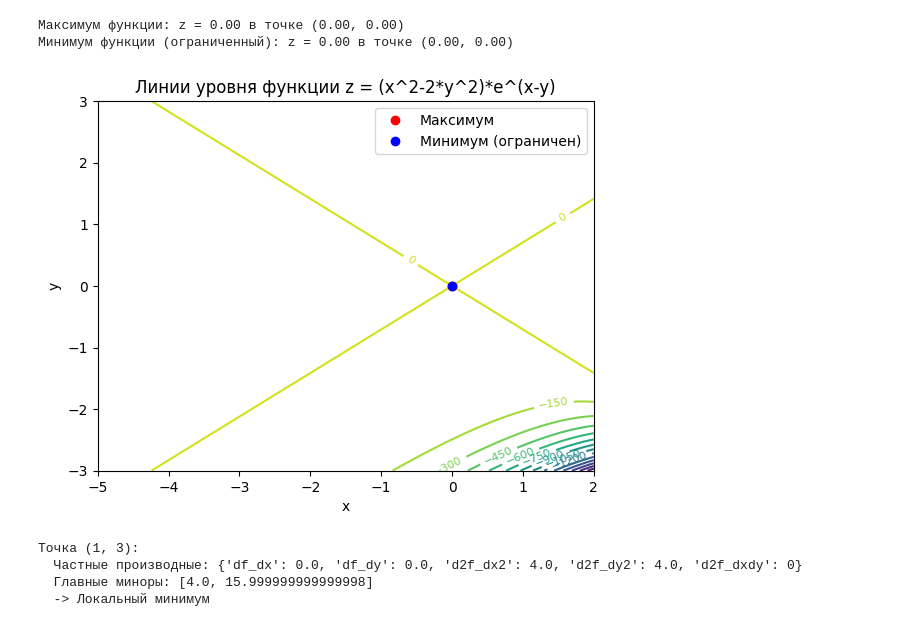
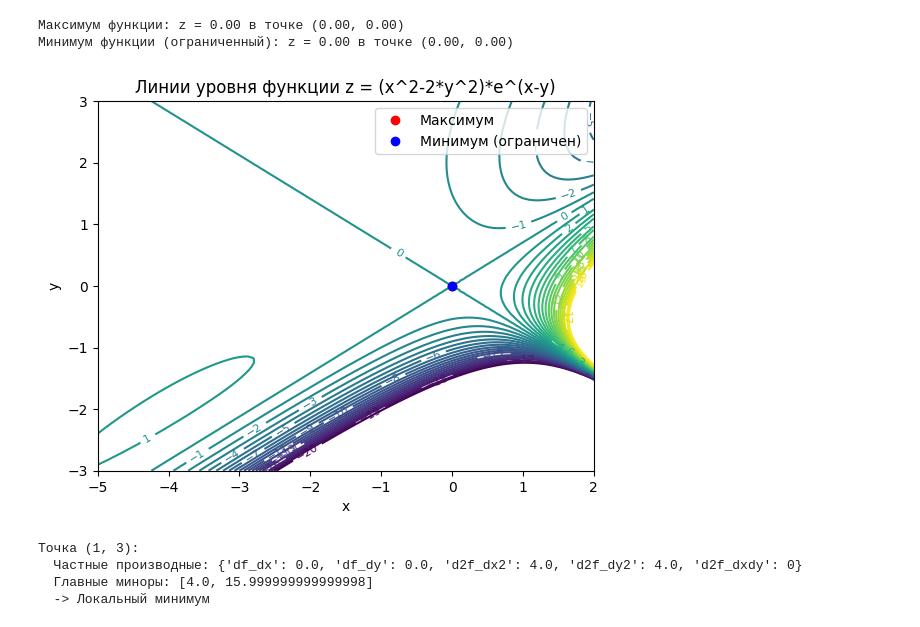
Before and after one commit to 2014AbuDabi/cpp, a Jupyter notebook: Python/8laba.ipynb, the cells around one changed output. Drawn from its saved outputs; the diff is of its cells as text; code cells hidden in the pictures.

```diff
--- a/Python/8laba.ipynb
+++ b/Python/8laba.ipynb
@@ -18,7 +18,7 @@ Z = f(X, Y)
 
 # Построение линий уровня
 fig, ax = plt.subplots()
-contour = ax.contour(X, Y, Z, levels=20)
+contour = ax.contour(X, Y, Z, levels=range(-20, 20))
 ax.clabel(contour, inline=True, fontsize=8)
 ax.set_xlabel('x')
 ax.set_ylabel('y')
@@ -28,34 +28,34 @@ ax.set_title('Линии уровня функции z = (x^2-2*y^2)*e^(x-y)')
 def neg_f(params):
   x, y = params
   return -f(x, y)
 
 # Начальное приближение
 x0 = [0, 0]
 
 # Поиск минимума (что соответствует максимуму исходной функции)
 result_max = minimize(neg_f, x0)
 x_max, y_max = result_max.x
 z_max = -result_max.fun
 
 # Поиск минимума (он находится на бесконечности, поэтому ограничим область поиска)
 result_min = minimize(lambda x: f(x[0], x[1]), x0, bounds=[(-5, 2), (-3, 3)])
 x_min, y_min = result_min.x
 z_min = result_min.fun
 
 # Отображение экстремумов на графике
 ax.plot(x_max, y_max, 'ro', label='Максимум')
 ax.plot(x_min, y_min, 'bo', label='Минимум (ограничен)')
 ax.legend()
 
 # Вывод координат и значений экстремумов
 print(f'Максимум функции: z = {z_max:.2f} в точке ({x_max:.2f}, {y_max:.2f})')
 print(f'Минимум функции (ограниченный): z = {z_min:.2f} в точке ({x_min:.2f}, {y_min:.2f})')
 
 plt.show()
 # %% [output]
 Максимум функции: z = 0.00 в точке (0.00, 0.00)
 Минимум функции (ограниченный): z = 0.00 в точке (0.00, 0.00)
-[figure, old version]
+[figure, new version]
 # %%
 import numpy as np
 
```
